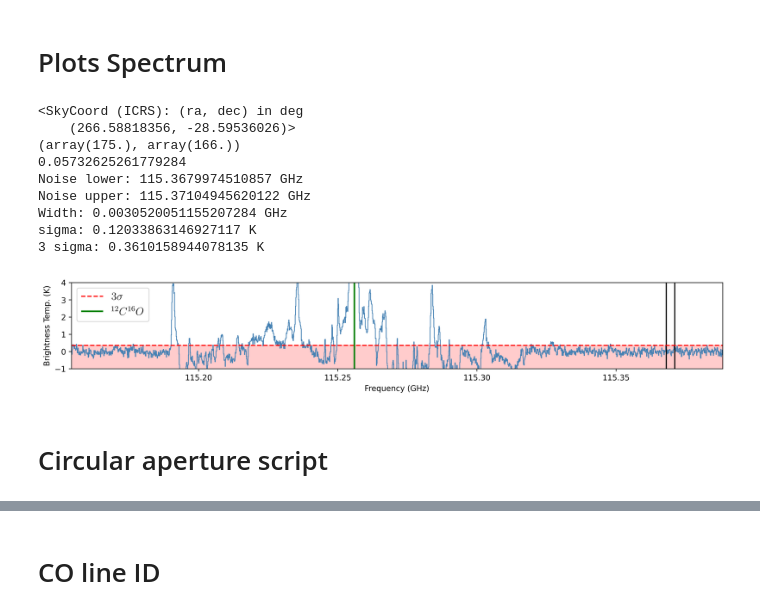
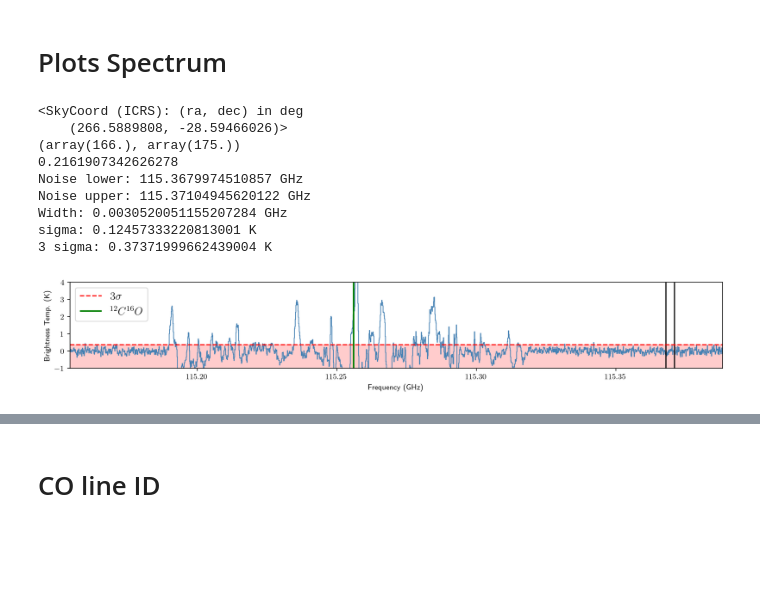
Before and after one commit to Parkerwise/Cloud-C, a Jupyter notebook: 12C16O.ipynb, the cells around one changed output, grey strips where cells are left out. Saved outputs shown, nothing was run; the diff lists cells and outputs as text; code cells hidden in the pictures; blank space fills up the shorter version.

```diff
--- a/12C16O.ipynb
+++ b/12C16O.ipynb
@@ -23,7 +23,7 @@ w1 = w1.dropaxis(2)
 
 #finds the pixel positions for the RA and dec
 #find RA DEC of x,y,z
-core_coords=w1.pixel_to_world(175,166)
+core_coords=w1.pixel_to_world(166,175)
 print(core_coords)
 #reads in file
 path="B.Dust_Ridge_12C16O_1-0.cube.I.pbcor.fits"
@@ -66,39 +66,39 @@ Noise_upper=1775
 Noise_lower=1750
 width=freq[Noise_upper]-freq[Noise_lower]
 print(f"Noise lower: {freq[Noise_lower]}")
 print(f"Noise upper: {freq[Noise_upper]}")
 print(f"Width: {width}")
 #lower line
 pylab.vlines(freq[Noise_lower].value,-1,4,colors="black")
 #upper line
 pylab.vlines(freq[Noise_upper].value,-1,4,colors="black")
 #calculate 3 sigma
 sigma=np.std(spectrum[Noise_lower:Noise_upper])
 three_sigma=3*sigma
 #three_sigma_Jy=three_sigma.to(u.jansky)
 print(f"sigma: {sigma} K")
 print(f"3 sigma: {three_sigma} K")
 #print(f"3 sigma: {three_sigma_Jy} Jy")
 pylab.hlines(three_sigma,freq[0].value,freq[1916].value,colors="red",label =r'$3 \sigma$',ls="--" )
 
 pylab.xlim(freq[0].value,freq[1916].value)
 ax1.fill_between(freq.value,three_sigma, -2, alpha = 0.2, color= 'red' )
 
 pylab.vlines(115.256,-2,7,colors="green",label=r"${}^{12}C^{16}O$",lw=2)
-
 plt.legend(fontsize=14,loc="upper left")
+with open("12C16O.spectra.MHz.txt", "w") as spectratext:
+    for i in range(len(freq)):
+        spectratext.write(f"{freq[i].value*10**3}, {spectrum[i]} \n")
 #plt.title()
 plt.savefig("12C16O.pdf")
 # %% [output]
 <SkyCoord (ICRS): (ra, dec) in deg
-    (266.58818356, -28.59536026)>
-(array(175.), array(166.))
-0.05732625261779284
+    (266.5889808, -28.59466026)>
+(array(166.), array(175.))
+0.2161907342626278
 Noise lower: 115.3679974510857 GHz
 Noise upper: 115.37104945620122 GHz
 Width: 0.0030520051155207284 GHz
-sigma: 0.12033863146927117 K
-3 sigma: 0.3610158944078135 K
+sigma: 0.12457333220813001 K
+3 sigma: 0.37371999662439004 K
-[figure, old version]
+[figure, new version]
-# %% [markdown]
-# Circular aperture script
```
Also changed, not shown: parts of 1 cell of this notebook, 3 other files.
